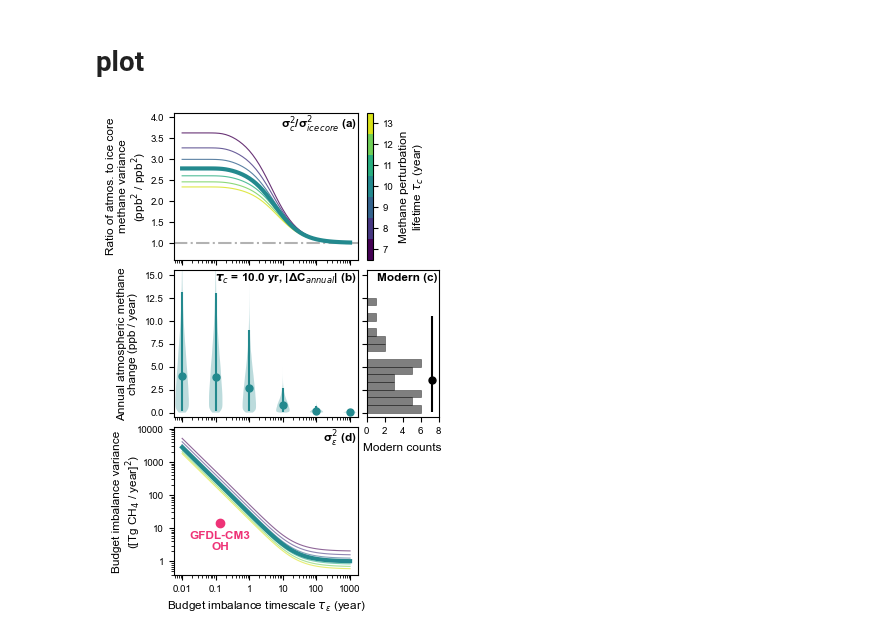
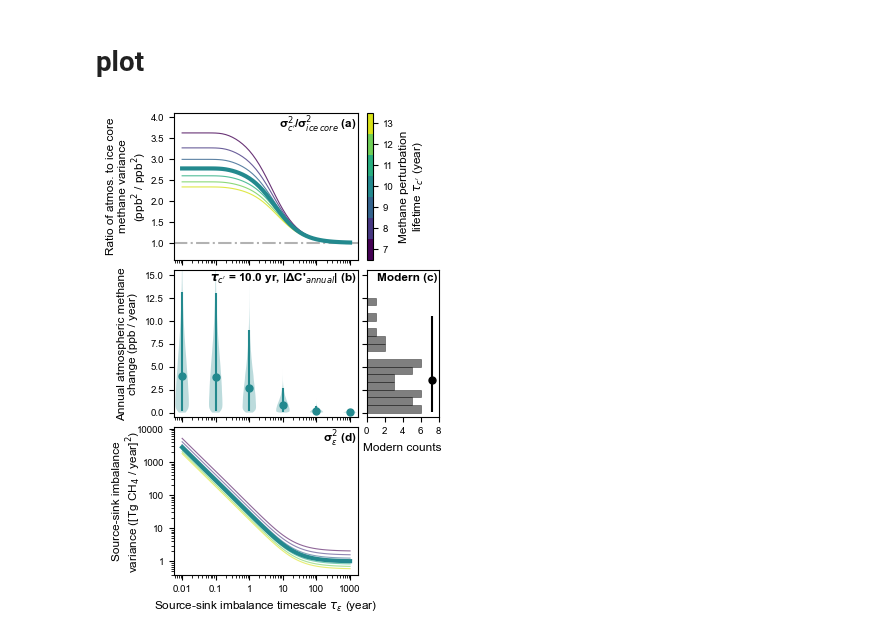
Before and after one commit to ericjmei/methane_noise_forcing, a Jupyter notebook: notebooks/figures_for_publication/forcing_variance_required.ipynb, the cells around one changed output. Saved outputs shown, nothing was run; the diff lists cells and outputs as text; code cells hidden in the pictures.

Commit message:
minor changes to publication figures
- removed timescale from GFDL OH and removed its point in fig 3
- changed labels of timescales to match text notation

```diff
--- a/notebooks/figures_for_publication/forcing_variance_required.ipynb
+++ b/notebooks/figures_for_publication/forcing_variance_required.ipynb
@@ -646,7 +646,7 @@ cb = fig.colorbar(
     boundaries=boundaries,
     spacing="proportional",
 )
-cb.set_label("Methane perturbation\nlifetime" + r" $\tau_{c}$ (year)")
+cb.set_label("Methane perturbation\nlifetime" + r" $\tau_{c'}$ (year)")
 cb.minorticks_off()
 cb.ax.yaxis.set_minor_locator(mticker.NullLocator())
 
@@ -750,20 +750,20 @@ for tau in taus_to_plot:
         **plot_kwargs,
     )
 
-# GFDL-CM3 OH point
-ax_forcing.plot(0.13, 14.4, "o", color=colors_vibrant["magenta"], zorder=10)
-ax_forcing.text(
-    0.25,
-    0.30,
-    "GFDL-CM3\nOH",
-    transform=ax_forcing.transAxes,
-    ha="center",
-    va="top",
-    fontweight="bold",
-    color=colors_vibrant["magenta"],
-)
+# # GFDL-CM3 OH point
+# ax_forcing.plot(0.13, 14.4, "o", color=colors_vibrant["magenta"], zorder=10)
+# ax_forcing.text(
+#     0.25,
+#     0.30,
+#     "GFDL-CM3\nOH",
+#     transform=ax_forcing.transAxes,
+#     ha="center",
+#     va="top",
+#     fontweight="bold",
+#     color=colors_vibrant["magenta"],
+# )
 
-ax_forcing.set_ylabel("Budget imbalance variance\n([Tg CH$_4$ / year]$^2$)")
+ax_forcing.set_ylabel("Source-sink imbalance\nvariance ([Tg CH$_4$ / year]$^2$)")
 ax_forcing.set_ylim(ylim_forcing)
 ax_forcing.set_yscale("log")
 ax_forcing.yaxis.set_major_locator(mticker.LogLocator(base=10))
@@ -771,36 +771,36 @@ ax_forcing.yaxis.set_major_formatter(mticker.FuncFormatter(lambda v, pos: f"{v:g
 ax_forcing.yaxis.set_minor_formatter(mticker.NullFormatter())
 ax_forcing.set_xscale("log")
 ax_forcing.set_xlim(xlim)
-ax_forcing.set_xlabel(r"Budget imbalance timescale $\tau_{\varepsilon}$ (year)")
+ax_forcing.set_xlabel(r"Source-sink imbalance timescale $\tau_{\varepsilon}$ (year)")
 ax_forcing.xaxis.set_major_locator(mticker.LogLocator(base=10))
 ax_forcing.xaxis.set_major_formatter(mticker.FuncFormatter(lambda v, pos: f"{v:g}"))
 ax_forcing.xaxis.set_minor_formatter(mticker.NullFormatter())
 
 # -------------------------------------------------------------------
 # (e) Annotations
 # -------------------------------------------------------------------
-annotate_panel(ax_atmospheric, "σ$_c^2$/σ$_{ice\,core}^2$ (a)", loc="right")
+annotate_panel(ax_atmospheric, "σ$_{c'}^2$/σ$_{ice\,core}^2$ (a)", loc="right")
 annotate_panel(
     ax_change,
-    r"$\boldsymbol{\tau}_c$ =" + f" {tau_methane_mid} yr, " + "|ΔC$_{annual}$| (b)",
+    r"$\boldsymbol{\tau}_{c'}$ =" + f" {tau_methane_mid} yr, " + "|ΔC'$_{annual}$| (b)",
     loc="right",
 )
 annotate_panel(ax_modern, "Modern (c)", xpad=0.02, ypad=0.015, loc="right")
 annotate_panel(ax_forcing, "σ$_{ε}^2$ (d)", loc="right")
 
 for ax in [ax_atmospheric, ax_change, ax_forcing]:
     ax.yaxis.set_label_coords(labelx, 0.5)
     ax.yaxis.label.set_verticalalignment("center")
 
 # -------------------------------------------------------------------
 # Save
 # -------------------------------------------------------------------
 if tau_methane_mid == 10.0:
     name = f"fig_3"
 else:
     name = f"fig_3_tau{int(tau_methane_mid)}"
 fig.savefig(
     f"{cfg.paths.figures_dir}/for_publication/{name}.pdf", bbox_inches="tight", dpi=300
 )
 # %% [output]
-[figure, old version]
+[figure, new version]
```
Also changed, not shown: 1 other file.
